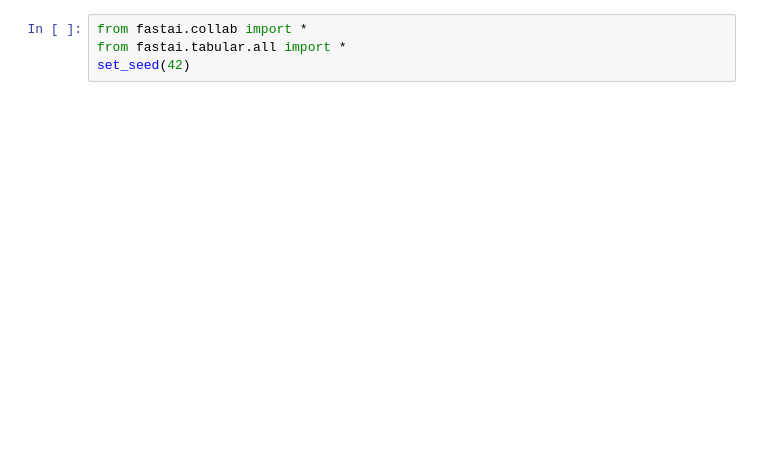
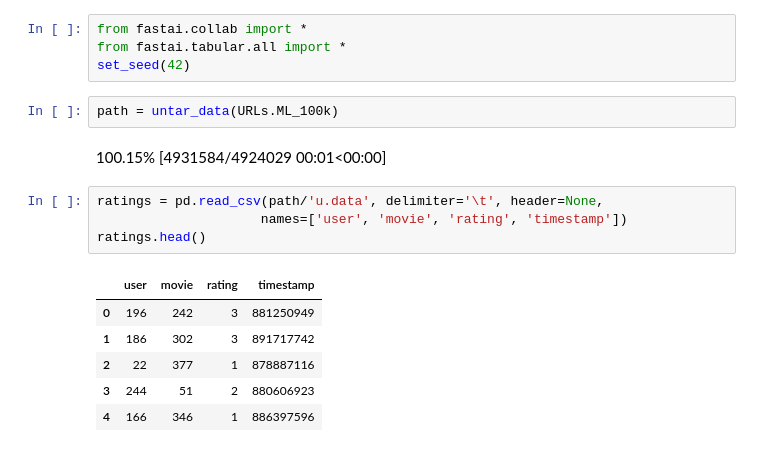
Before and after one commit to RM-0311/FastAI-Course, a Jupyter notebook: collaborativefiltering.ipynb, the cells around one changed output. Drawn from its saved outputs; the diff is of its cells as text; blank space fills up the shorter version.

```diff
--- a/collaborativefiltering.ipynb
+++ b/collaborativefiltering.ipynb
@@ -2,3 +2,18 @@
 from fastai.collab import *
 from fastai.tabular.all import *
 set_seed(42)
+# %%
+path = untar_data(URLs.ML_100k)
+# %% [output]
+100.15% [4931584/4924029 00:01<00:00]
+# %%
+ratings = pd.read_csv(path/'u.data', delimiter='\t', header=None,
+                     names=['user', 'movie', 'rating', 'timestamp'])
+ratings.head()
+# %% [output]
+|  | user | movie | rating | timestamp |
+| 0 | 196 | 242 | 3 | 881250949 |
+| 1 | 186 | 302 | 3 | 891717742 |
+| 2 | 22 | 377 | 1 | 878887116 |
+| 3 | 244 | 51 | 2 | 880606923 |
+| 4 | 166 | 346 | 1 | 886397596 |
```
Also changed, not shown: parts of 13 cells of this notebook.
